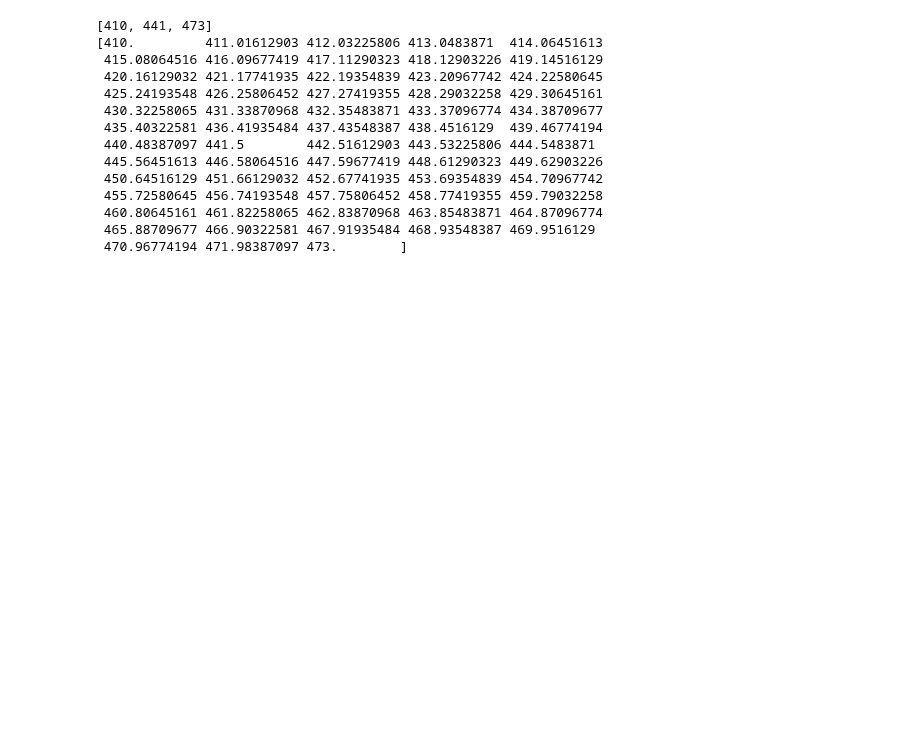
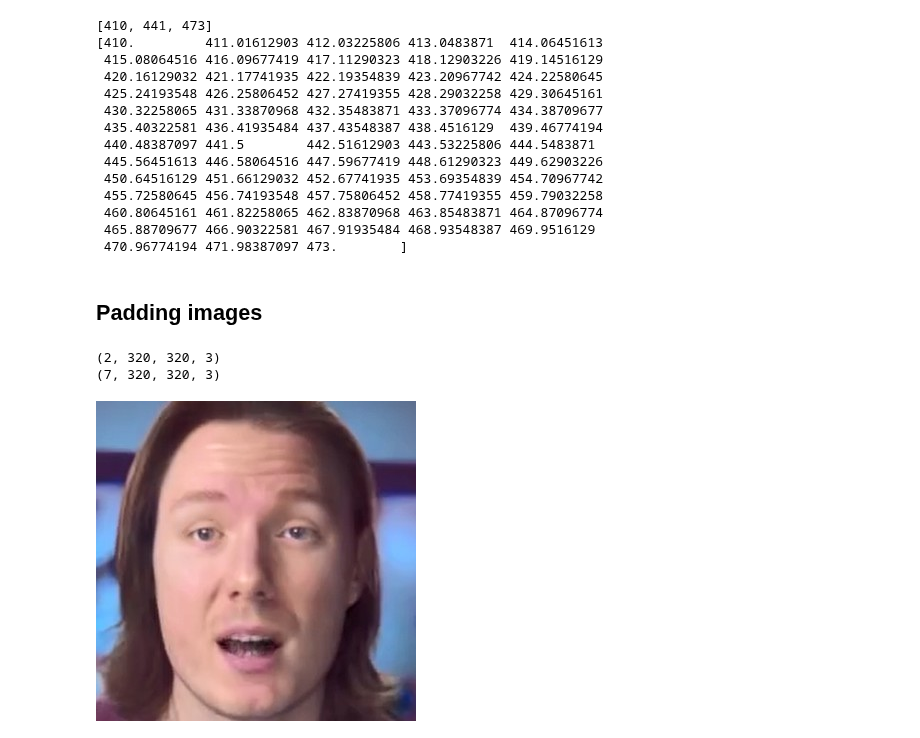
Before and after one commit to zhanghm1995/programming-learning-examples, a Jupyter notebook: Python_learning/numpy_learning/numpy_operations.ipynb, the cells around one changed output. Drawn from its saved outputs; the diff is of its cells as text; code cells hidden in the pictures; blank space fills up the shorter version.

```diff
--- a/Python_learning/numpy_learning/numpy_operations.ipynb
+++ b/Python_learning/numpy_learning/numpy_operations.ipynb
@@ -101,3 +101,32 @@ print(curve_x)
  460.80645161 461.82258065 462.83870968 463.85483871 464.87096774
  465.88709677 466.90322581 467.91935484 468.93548387 469.9516129
  470.96774194 471.98387097 473.        ]
+# %% [markdown]
+## Padding images
+# %%
+import numpy
+import numpy as np
+import cv2
+from PIL import Image
+from IPython.display import display
+
+face = cv2.imread("./data/face.jpg")
+# face = cv2.cvtColor(face, cv2.COLOR_BGR2GRAY)
+face2 = cv2.imread("./data/face2.jpg")
+# face2 = cv2.cvtColor(face2, cv2.COLOR_BGR2GRAY)
+
+face = np.array([face, face2])
+print(face.shape)
+
+
+# face = face[np.newaxis, ...]
+
+faces = numpy.pad(face, pad_width=((0,5),(0,0),(0,0),(0,0)), mode='wrap')
+print(faces.shape)
+
+face = faces[5]
+display(Image.fromarray(face[..., ::-1]))
+# %% [output]
+(2, 320, 320, 3)
+(7, 320, 320, 3)
+[figure, added]
```
Also changed, not shown: 4 other files.
